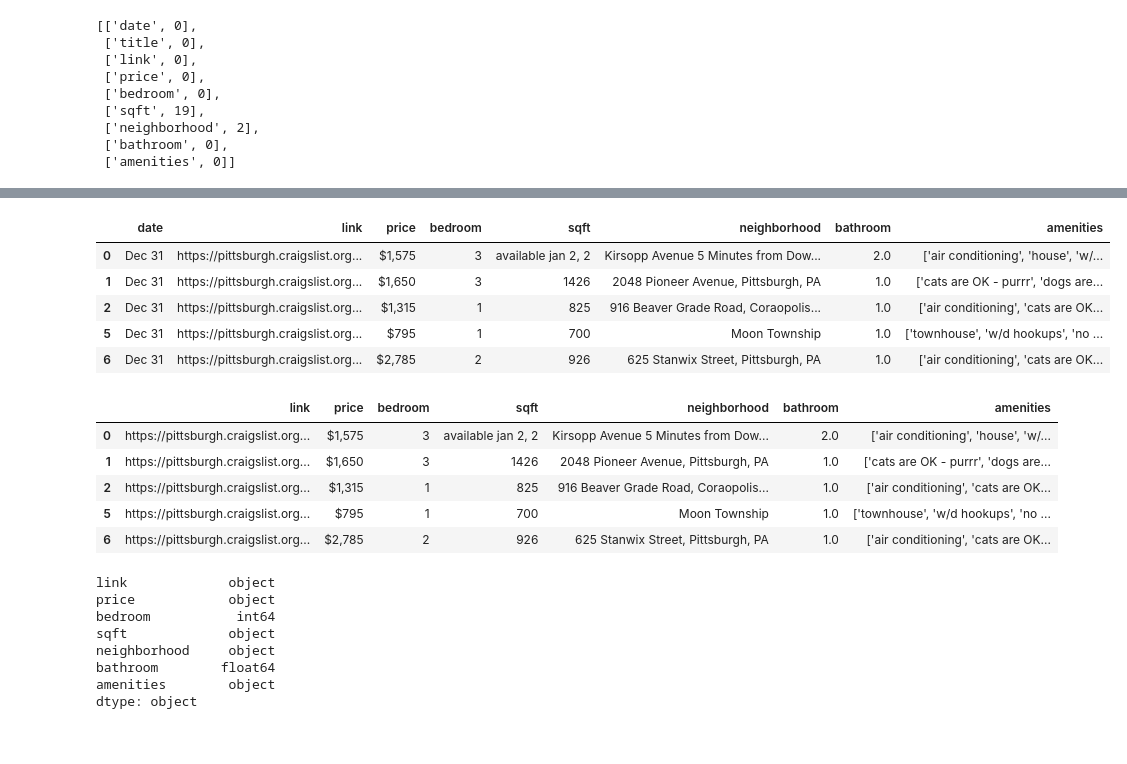
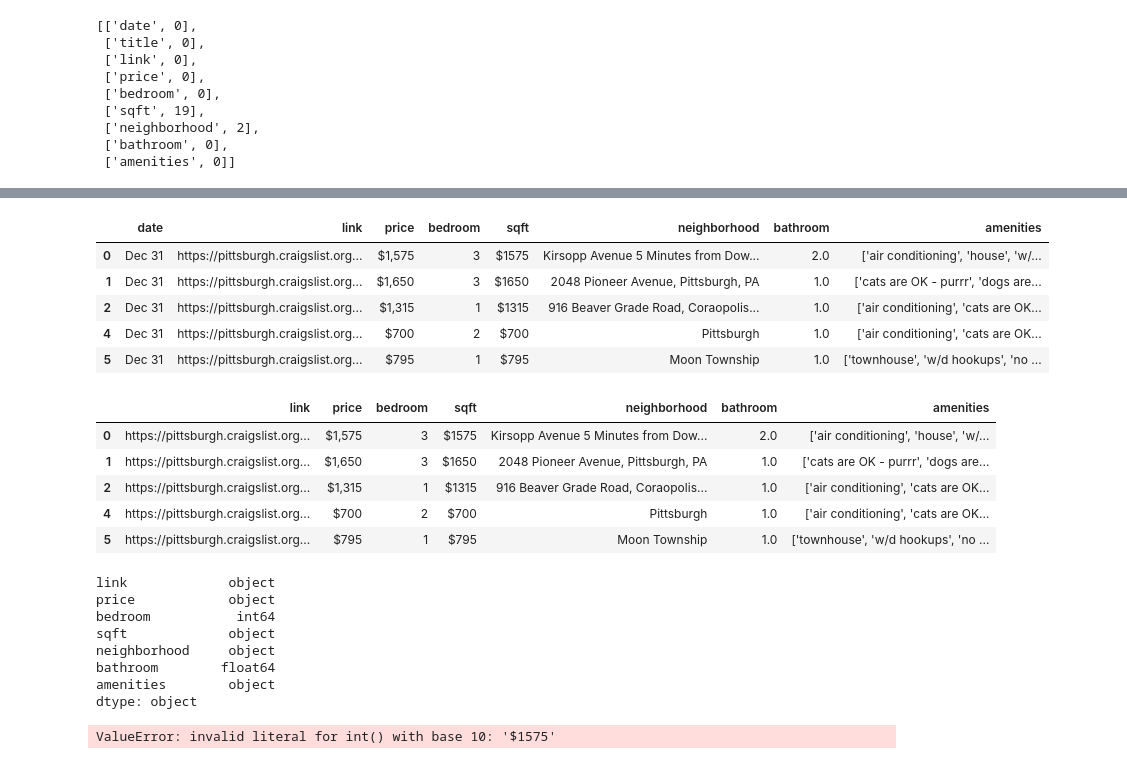
Before and after one commit to icycake7/main, a Jupyter notebook: First Segment Rubric - Clean/pittsburgh_data_clean.ipynb, the cells around one changed output, grey strips where cells are left out. Cells and saved outputs as stored; diff of their text form; code cells hidden in the pictures.

Commit message:
Adiing cleaned pittsburgh

```diff
--- a/First Segment Rubric - Clean/pittsburgh_data_clean.ipynb
+++ b/First Segment Rubric - Clean/pittsburgh_data_clean.ipynb
@@ -54,4 +54,9 @@ pittsburgh_clean_df.head()
  ['bathroom', 0],
  ['amenities', 0]]
 # %%
-# Do we want to drop neighborhood???
+# Extract rows that say available
+pittsburgh_clean_df["sqft"] = pittsburgh_clean_df["price"].str.replace(",","")
+# %%
+# Count "available on date" rows in sqft
+form_one = r'available'
+pittsburgh_clean_df["sqft"].str.contains(form_one, flags=re.IGNORECASE, na=False)
@@ -57,0 +76,3 @@ pittsburgh_clean_df.head()
+# %%
+# Delete rows that say available in sqft
+pittsburgh_cleaner_df = pittsburgh_clean_df[~pittsburgh_clean_df["sqft"].str.contains(form_one, flags=re.IGNORECASE, na=False)]
@@ -58,27 +88,27 @@ pittsburgh_clean_df.head()
 # %%
 # Drop null rows
-pittsburgh_clean_df = pittsburgh_clean_df.dropna()
+pittsburgh_cleaner_df = pittsburgh_cleaner_df.dropna()
 # %%
 # Drop title
-pittsburgh_clean_df = pittsburgh_clean_df.drop(['title'], axis=1)
-pittsburgh_clean_df.head()
+pittsburgh_cleaner_df = pittsburgh_cleaner_df.drop(['title'], axis=1)
+pittsburgh_cleaner_df.head()
 # %% [output]
 |  | date | link | price | bedroom | sqft | neighborhood | bathroom | amenities |
-| 0 | Dec 31 | https://pittsburgh.craigslist.org... | $1,575 | 3 | available jan 2, 2 | Kirsopp Avenue 5 Minutes from Dow... | 2.0 | ['air conditioning', 'house', 'w/... |
-| 1 | Dec 31 | https://pittsburgh.craigslist.org... | $1,650 | 3 | 1426 | 2048 Pioneer Avenue, Pittsburgh, PA | 1.0 | ['cats are OK - purrr', 'dogs are... |
-| 2 | Dec 31 | https://pittsburgh.craigslist.org... | $1,315 | 1 | 825 | 916 Beaver Grade Road, Coraopolis... | 1.0 | ['air conditioning', 'cats are OK... |
-| 5 | Dec 31 | https://pittsburgh.craigslist.org... | $795 | 1 | 700 | Moon Township | 1.0 | ['townhouse', 'w/d hookups', 'no ... |
-| 6 | Dec 31 | https://pittsburgh.craigslist.org... | $2,785 | 2 | 926 | 625 Stanwix Street, Pittsburgh, PA | 1.0 | ['air conditioning', 'cats are OK... |
+| 0 | Dec 31 | https://pittsburgh.craigslist.org... | $1,575 | 3 | $1575 | Kirsopp Avenue 5 Minutes from Dow... | 2.0 | ['air conditioning', 'house', 'w/... |
+| 1 | Dec 31 | https://pittsburgh.craigslist.org... | $1,650 | 3 | $1650 | 2048 Pioneer Avenue, Pittsburgh, PA | 1.0 | ['cats are OK - purrr', 'dogs are... |
+| 2 | Dec 31 | https://pittsburgh.craigslist.org... | $1,315 | 1 | $1315 | 916 Beaver Grade Road, Coraopolis... | 1.0 | ['air conditioning', 'cats are OK... |
+| 4 | Dec 31 | https://pittsburgh.craigslist.org... | $700 | 2 | $700 | Pittsburgh | 1.0 | ['air conditioning', 'cats are OK... |
+| 5 | Dec 31 | https://pittsburgh.craigslist.org... | $795 | 1 | $795 | Moon Township | 1.0 | ['townhouse', 'w/d hookups', 'no ... |
 # %%
 # Drop date
-pittsburgh_clean_df = pittsburgh_clean_df.drop(['date'], axis=1)
-pittsburgh_clean_df.head()
+pittsburgh_cleaner_df = pittsburgh_cleaner_df.drop(['date'], axis=1)
+pittsburgh_cleaner_df.head()
 # %% [output]
 |  | link | price | bedroom | sqft | neighborhood | bathroom | amenities |
-| 0 | https://pittsburgh.craigslist.org... | $1,575 | 3 | available jan 2, 2 | Kirsopp Avenue 5 Minutes from Dow... | 2.0 | ['air conditioning', 'house', 'w/... |
-| 1 | https://pittsburgh.craigslist.org... | $1,650 | 3 | 1426 | 2048 Pioneer Avenue, Pittsburgh, PA | 1.0 | ['cats are OK - purrr', 'dogs are... |
-| 2 | https://pittsburgh.craigslist.org... | $1,315 | 1 | 825 | 916 Beaver Grade Road, Coraopolis... | 1.0 | ['air conditioning', 'cats are OK... |
-| 5 | https://pittsburgh.craigslist.org... | $795 | 1 | 700 | Moon Township | 1.0 | ['townhouse', 'w/d hookups', 'no ... |
-| 6 | https://pittsburgh.craigslist.org... | $2,785 | 2 | 926 | 625 Stanwix Street, Pittsburgh, PA | 1.0 | ['air conditioning', 'cats are OK... |
+| 0 | https://pittsburgh.craigslist.org... | $1,575 | 3 | $1575 | Kirsopp Avenue 5 Minutes from Dow... | 2.0 | ['air conditioning', 'house', 'w/... |
+| 1 | https://pittsburgh.craigslist.org... | $1,650 | 3 | $1650 | 2048 Pioneer Avenue, Pittsburgh, PA | 1.0 | ['cats are OK - purrr', 'dogs are... |
+| 2 | https://pittsburgh.craigslist.org... | $1,315 | 1 | $1315 | 916 Beaver Grade Road, Coraopolis... | 1.0 | ['air conditioning', 'cats are OK... |
+| 4 | https://pittsburgh.craigslist.org... | $700 | 2 | $700 | Pittsburgh | 1.0 | ['air conditioning', 'cats are OK... |
+| 5 | https://pittsburgh.craigslist.org... | $795 | 1 | $795 | Moon Township | 1.0 | ['townhouse', 'w/d hookups', 'no ... |
 # %%
 # Check which columns need to be converted
@@ -98,6 +125,8 @@ dtype: object
 # %%
 # Convert bedroom to integer
-pittsburgh_clean_df["bedroom"] = pittsburgh_clean_df["bedroom"].astype(int)
+pittsburgh_cleaner_df["sqft"] = pittsburgh_cleaner_df["sqft"].astype(int)
+# %% [output]
+ValueError: invalid literal for int() with base 10: '$1575'
 # %%
 # Drop $ and , from price
 
```
Also changed, not shown: parts of 19 cells of this notebook, 1 other file.
